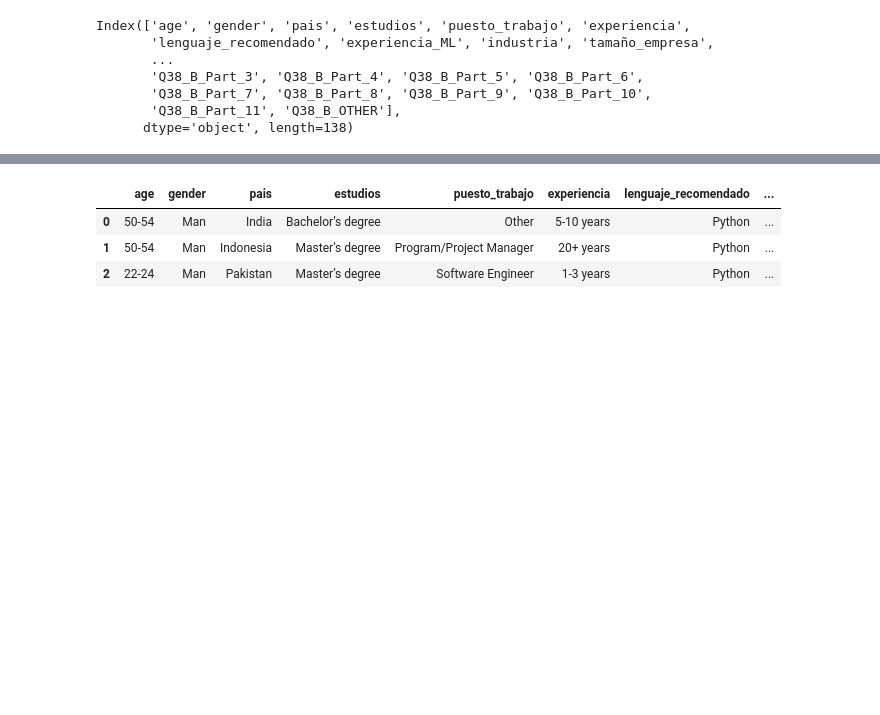
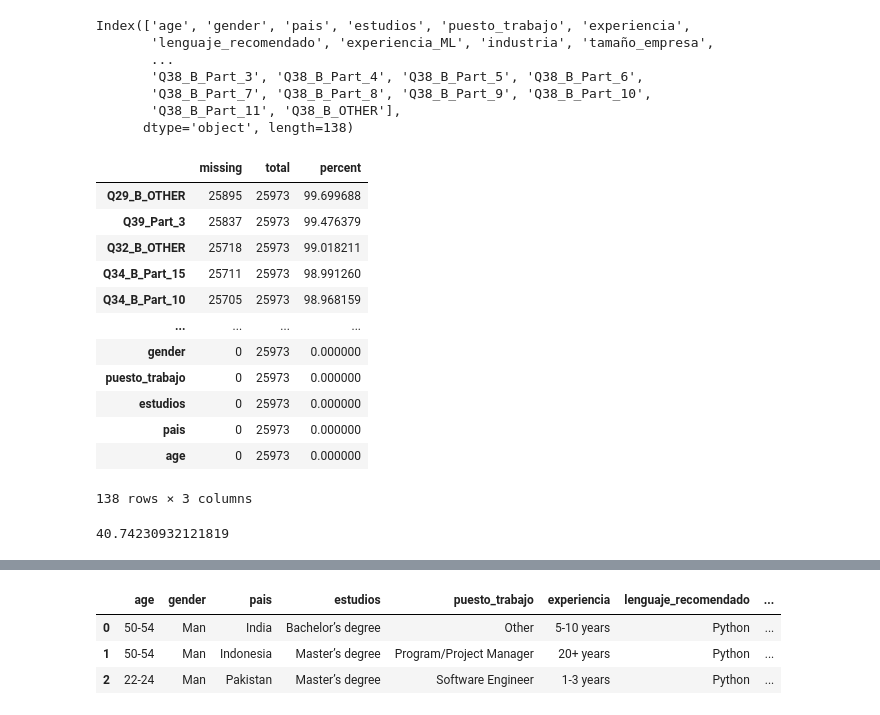
Before and after one commit to paulafuenteg/Kaggle-DS-ML-Survey, a Jupyter notebook: Limpieza/limpieza.ipynb, the cells around one changed output, grey strips where cells are left out. Cells and saved outputs as stored; diff of their text form; code cells hidden in the pictures; blank space fills up the shorter version.

```diff
--- a/Limpieza/limpieza.ipynb
+++ b/Limpieza/limpieza.ipynb
@@ -17,3 +17,24 @@ Index(['age', 'gender', 'pais', 'estudios', 'puesto_trabajo', 'experiencia',
        'Q38_B_Part_7', 'Q38_B_Part_8', 'Q38_B_Part_9', 'Q38_B_Part_10',
        'Q38_B_Part_11', 'Q38_B_OTHER'],
       dtype='object', length=138)
+# %%
+import sidetable
+df.stb.missing()
+# %% [output]
+|  | missing | total | percent |
+| Q29_B_OTHER | 25895 | 25973 | 99.699688 |
+| Q39_Part_3 | 25837 | 25973 | 99.476379 |
+| Q32_B_OTHER | 25718 | 25973 | 99.018211 |
+| Q34_B_Part_15 | 25711 | 25973 | 98.991260 |
+| Q34_B_Part_10 | 25705 | 25973 | 98.968159 |
+| ... | ... | ... | ... |
+| gender | 0 | 25973 | 0.000000 |
+| puesto_trabajo | 0 | 25973 | 0.000000 |
+| estudios | 0 | 25973 | 0.000000 |
+| pais | 0 | 25973 | 0.000000 |
+| age | 0 | 25973 | 0.000000 |
+138 rows × 3 columns
+# %%
+df.salario.isnull().sum()*100/df.shape[0]
+# %% [output]
+40.74230932121819
```
Also changed, not shown: parts of 12 cells of this notebook.
